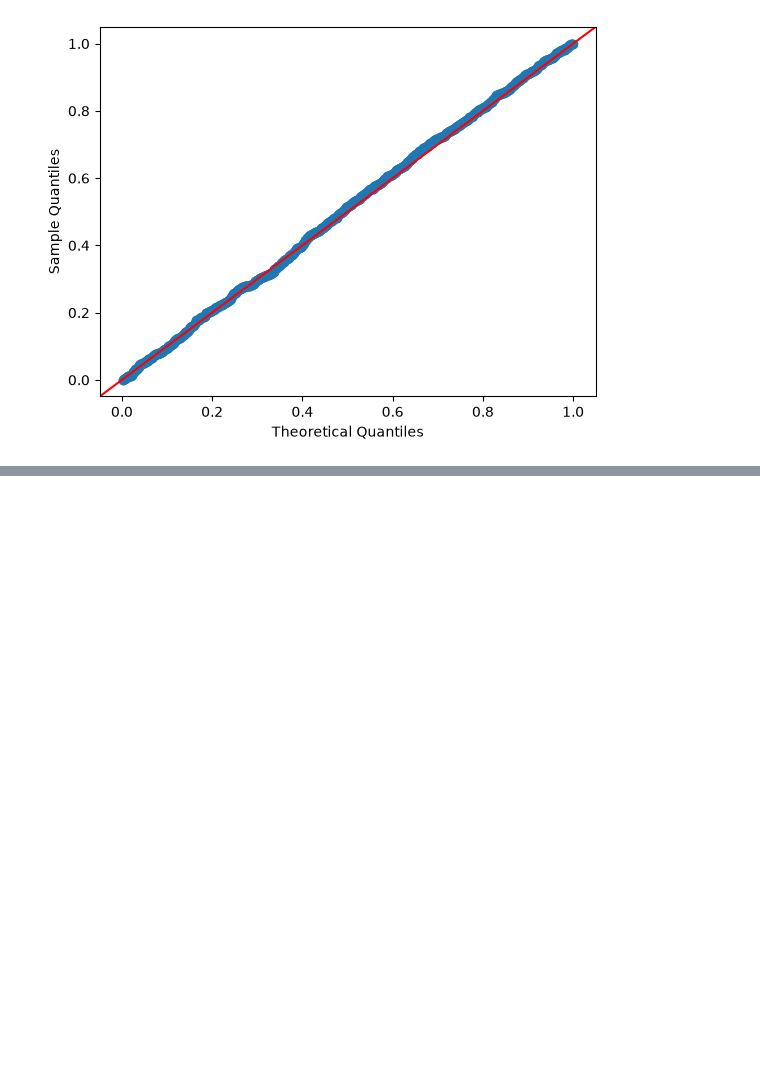
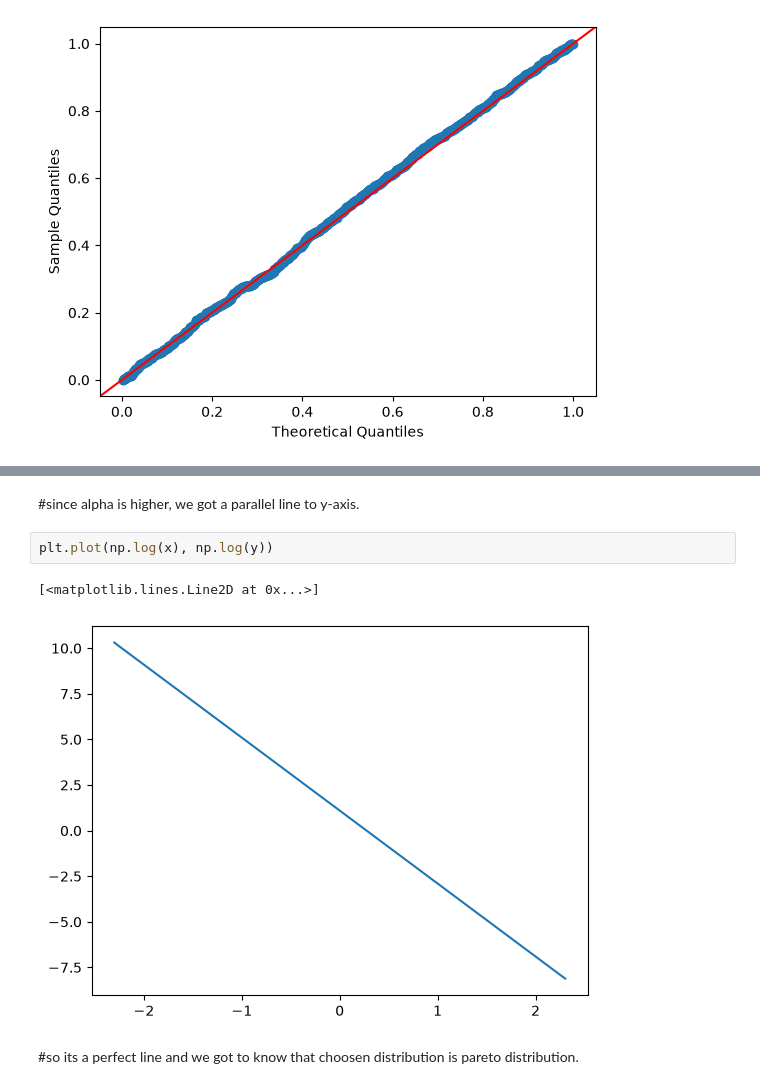
Before and after one commit to GitAnkit-hub/Statistics, a Jupyter notebook: Q-Q-plot.ipynb, the cells around one changed output, grey strips where cells are left out. Cells and saved outputs as stored; diff of their text form; blank space fills up the shorter version.

```diff
--- a/Q-Q-plot.ipynb
+++ b/Q-Q-plot.ipynb
@@ -140,0 +160,9 @@ fig = sm.qqplot(x, dist=dist, line='45')
+# %% [markdown]
+#since alpha is higher, we got a parallel line to y-axis.
+# %%
+plt.plot(np.log(x), np.log(y))
+# %% [output]
+[<matplotlib.lines.Line2D at 0x...>]
+[figure, added]
+# %% [markdown]
+#so its a perfect line and we got to know that choosen distribution is pareto distribution.
```
Also changed, not shown: parts of 2 cells of this notebook.
